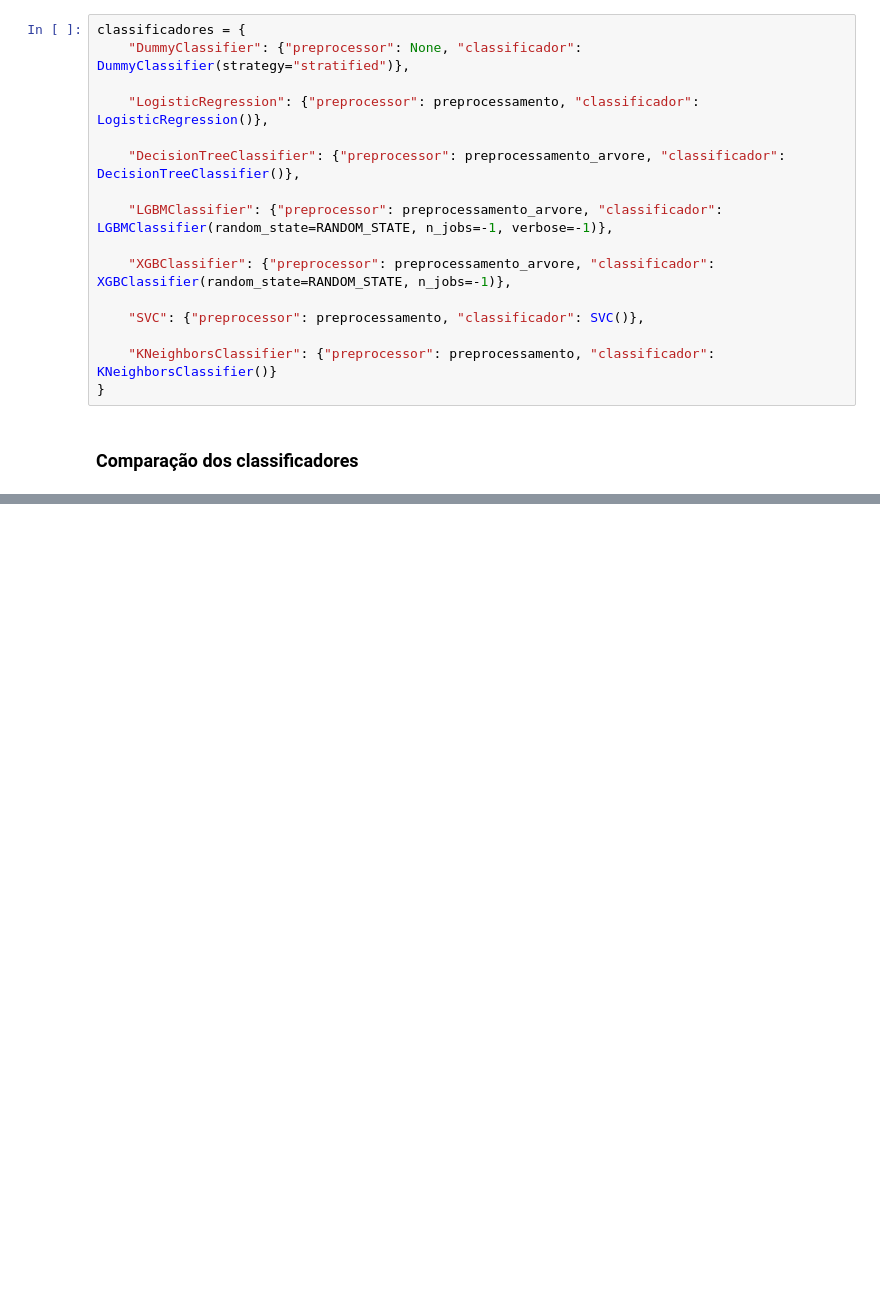
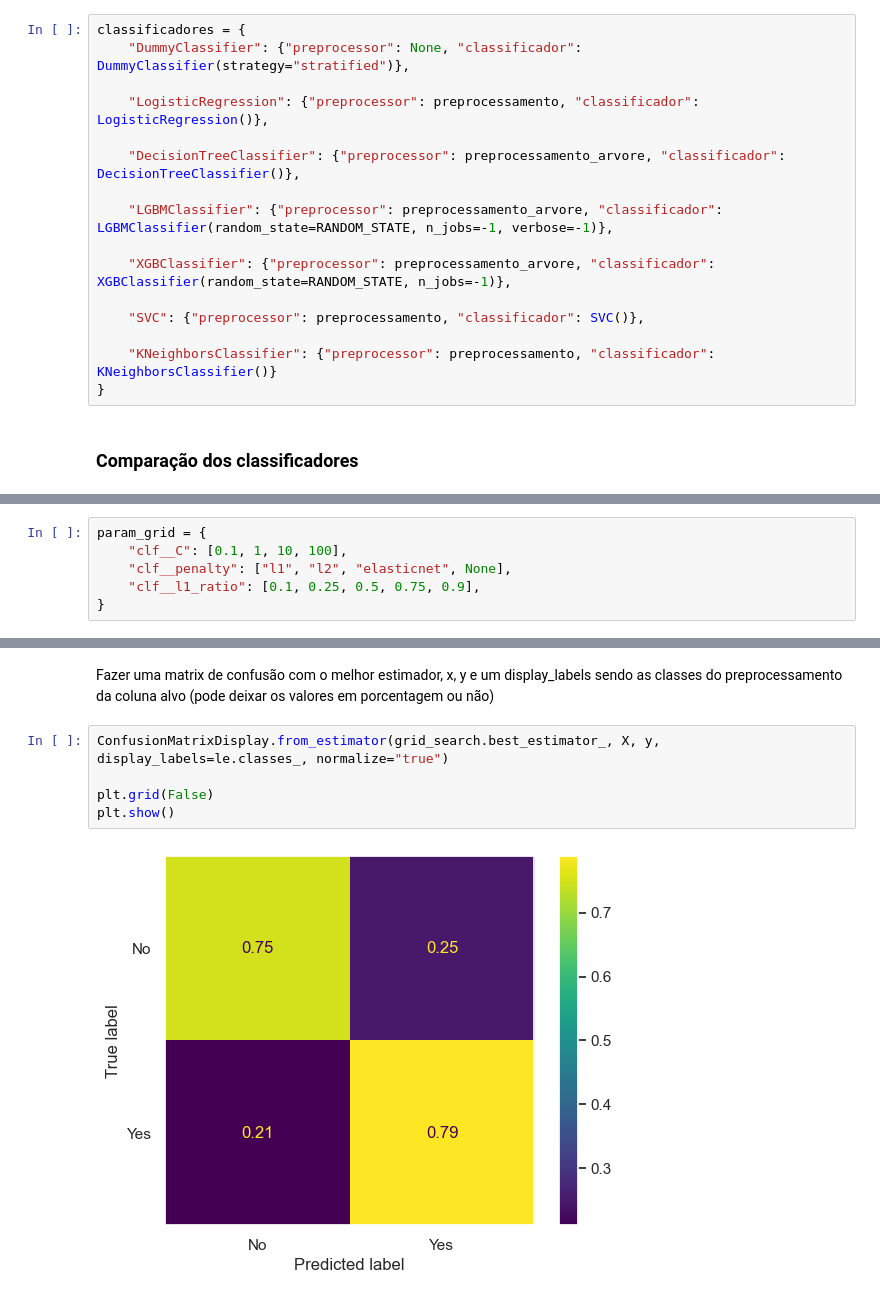
Before and after one commit to Antonio-Manoel/IBM-attrition, a Jupyter notebook: notebooks/MachineLearning.ipynb, the cells around one changed output, grey strips where cells are left out. Drawn from its saved outputs; the diff is of its cells as text; blank space fills up the shorter version.

```diff
--- a/notebooks/MachineLearning.ipynb
+++ b/notebooks/MachineLearning.ipynb
@@ -185,0 +186,6 @@ plot_comparar_metricas_modelos(df_resultados)
+# %%
+param_grid = {
+    "clf__C": [0.1, 1, 10, 100],
+    "clf__penalty": ["l1", "l2", "elasticnet", None],
+    "clf__l1_ratio": [0.1, 0.25, 0.5, 0.75, 0.9],
+}
@@ -185,0 +373,9 @@ plot_comparar_metricas_modelos(df_resultados)
+# %% [markdown]
+Fazer uma matrix de confusão com o melhor estimador, x, y e um display_labels sendo as classes do preprocessamento da coluna alvo (pode deixar os valores em porcentagem ou não)
+# %%
+ConfusionMatrixDisplay.from_estimator(grid_search.best_estimator_, X, y, display_labels=le.classes_, normalize="true")
+
+plt.grid(False)
+plt.show()
+# %% [output]
+[figure, added]
```
Also changed, not shown: parts of 22 cells of this notebook.
